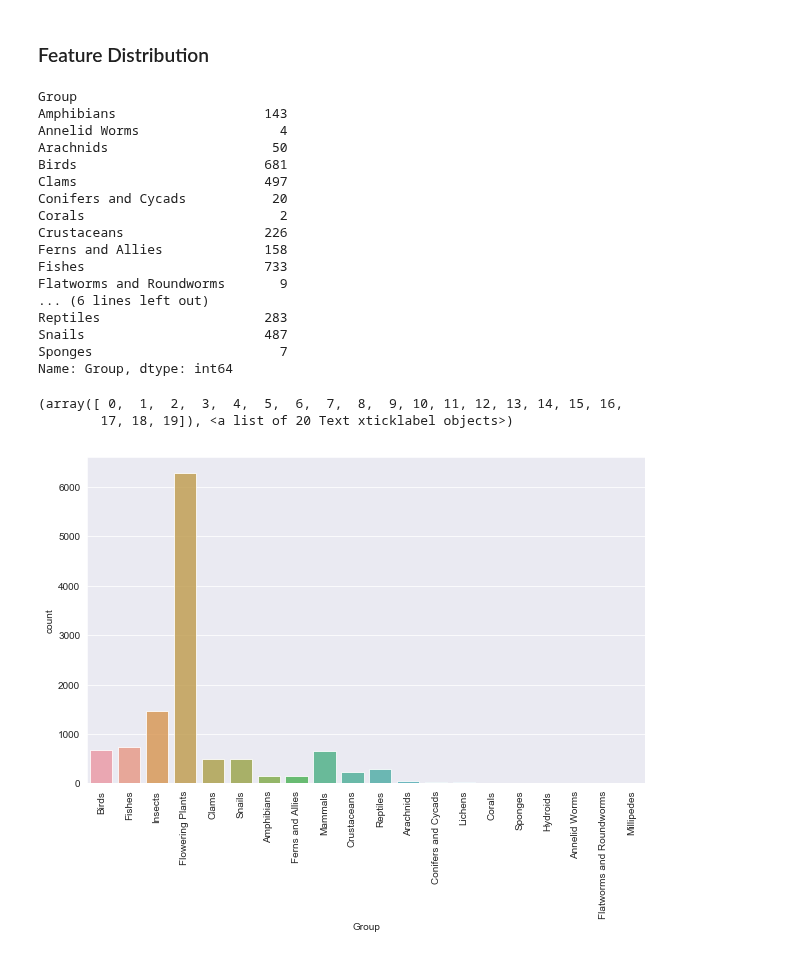
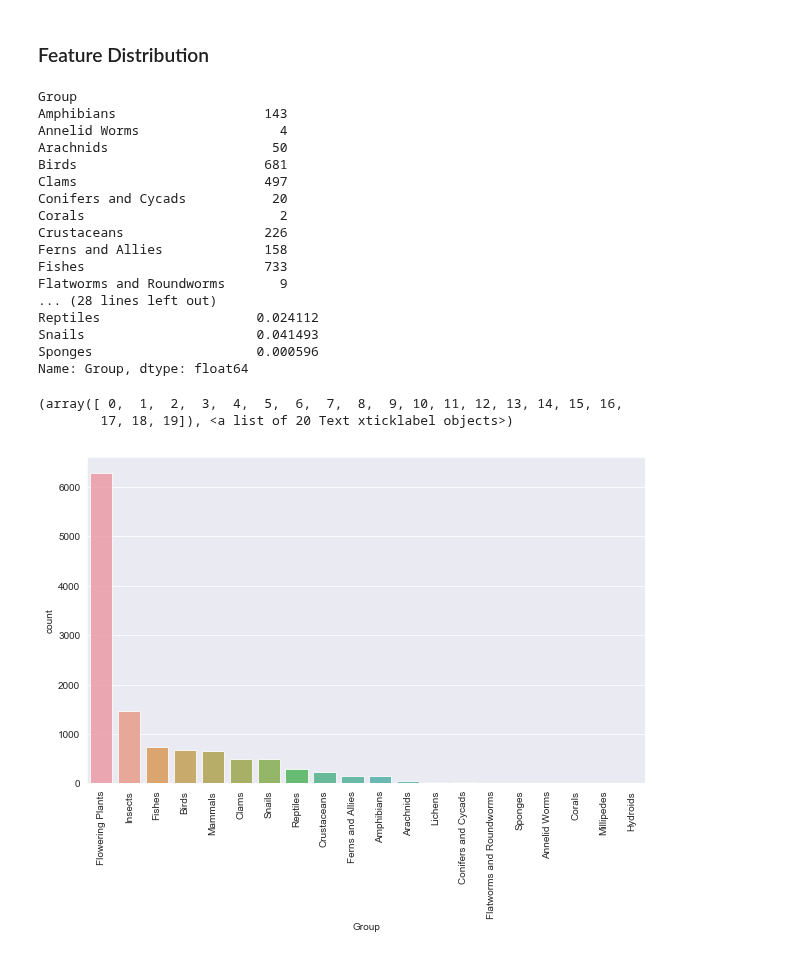
Before and after one commit to acdick/endangered_species_classification, a Jupyter notebook: Source/02_Exploratory_Data_Analysis.ipynb, the cells around one changed output. Cells and saved outputs as stored; diff of their text form; code cells hidden in the pictures.

```diff
--- a/Source/02_Exploratory_Data_Analysis.ipynb
+++ b/Source/02_Exploratory_Data_Analysis.ipynb
@@ -68,31 +70,36 @@ Threatened: 0.06799011672488711
 # %%
 # species groups
 print(species.groupby('Group')['Group'].count())
 
+# percentage
+print(species.groupby('Group')['Group'].count()/species.groupby('Group')['Group'].count().sum())
+
 fig, aa = plt.subplots(figsize=(10,6))
-sns.countplot(species['Group'], alpha=0.8)
+sns.countplot(species['Group'],
+              order=species['Group'].value_counts().index,
+              alpha=0.8)
 plt.xticks(rotation=90)
 # %% [output]
 Group
 Amphibians                   143
 Annelid Worms                  4
 Arachnids                     50
 Birds                        681
 Clams                        497
 Conifers and Cycads           20
 Corals                         2
 Crustaceans                  226
 Ferns and Allies             158
 Fishes                       733
 Flatworms and Roundworms       9
-... (6 lines left out)
-Reptiles                     283
-Snails                       487
-Sponges                        7
-Name: Group, dtype: int64
+... (28 lines left out)
+Reptiles                    0.024112
+Snails                      0.041493
+Sponges                     0.000596
+Name: Group, dtype: float64
 (array([ 0,  1,  2,  3,  4,  5,  6,  7,  8,  9, 10, 11, 12, 13, 14, 15, 16,
         17, 18, 19]), <a list of 20 Text xticklabel objects>)
-[figure, old version]
+[figure, new version]
 # %%
 # lead geographic regions
 print(species.groupby('Region')['Region'].count())
```
Also changed, not shown: parts of 4 cells of this notebook.
